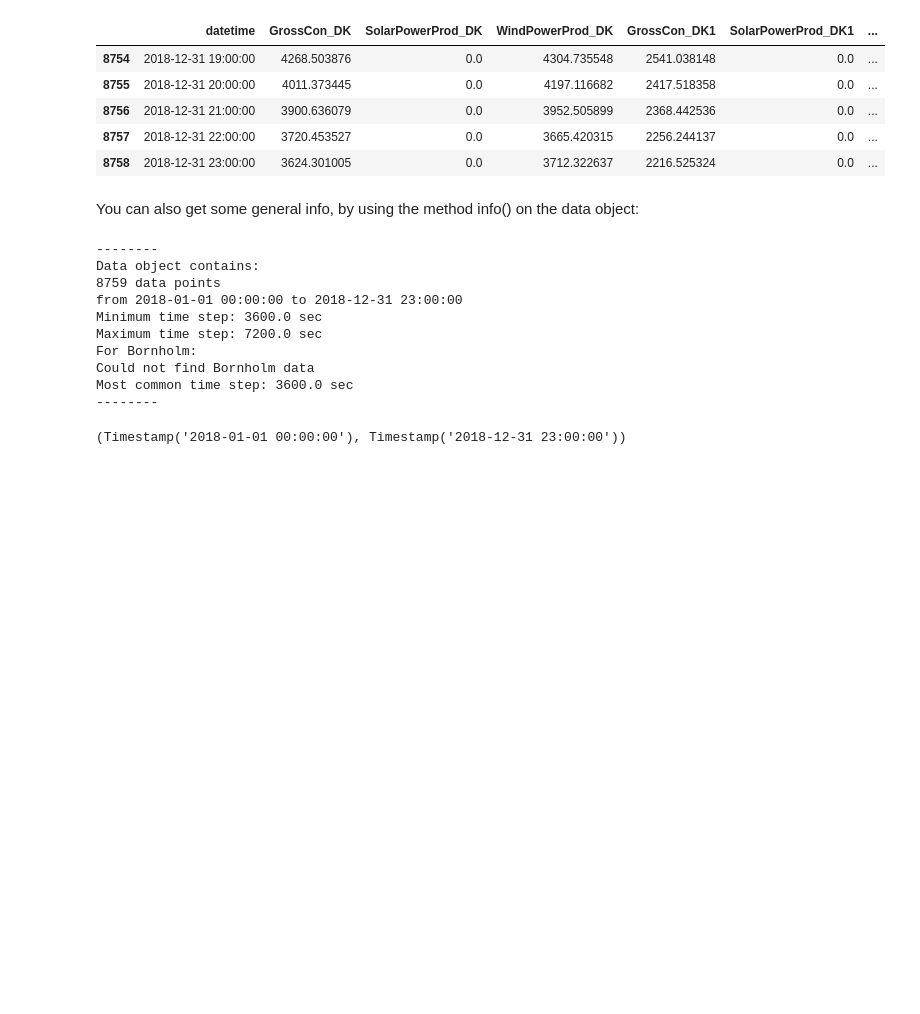
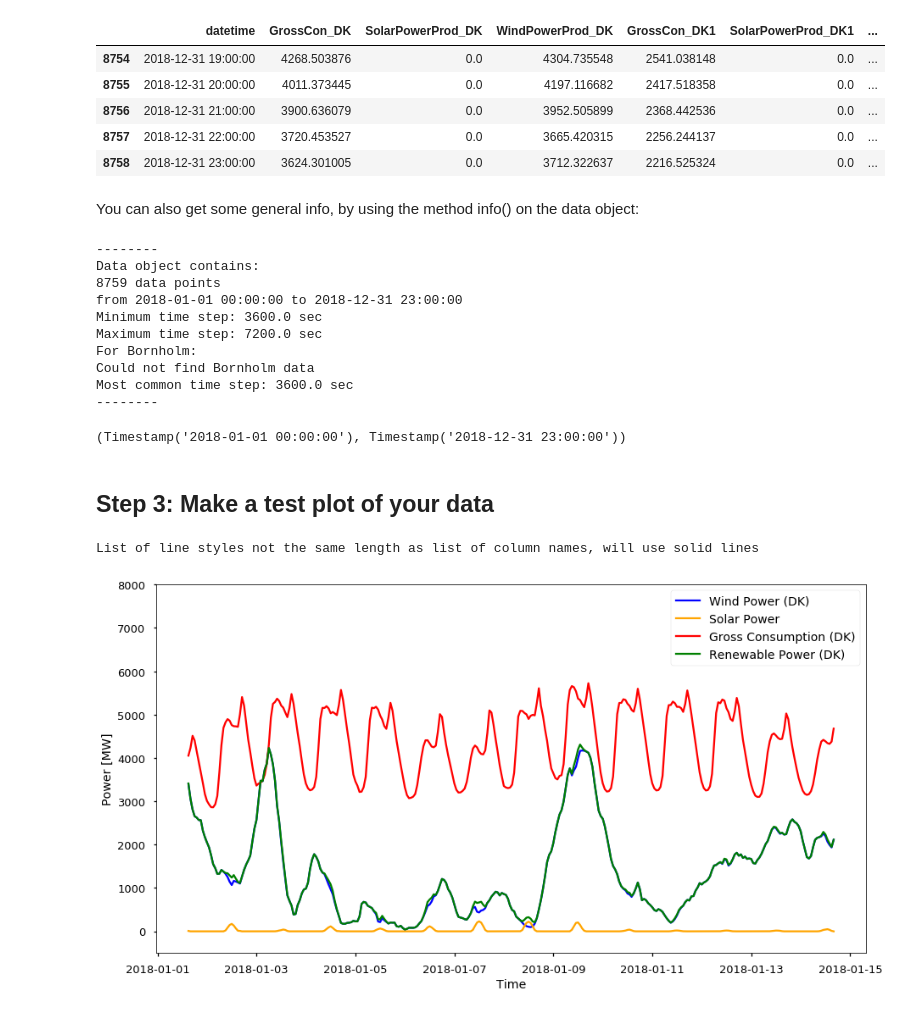
Before and after one commit to kpolsen/FANFARE, a Jupyter notebook: Tutorial 0 - Creating a new dataset.ipynb, the cells around one changed output. Drawn from its saved outputs; the diff is of its cells as text; code cells hidden in the pictures; blank space fills up the shorter version.

```diff
--- a/Tutorial 0 - Creating a new dataset.ipynb
+++ b/Tutorial 0 - Creating a new dataset.ipynb
@@ -86,3 +86,15 @@ Could not find Bornholm data
 Most common time step: 3600.0 sec
 --------
 (Timestamp('2018-01-01 00:00:00'), Timestamp('2018-12-31 23:00:00'))
+# %% [markdown]
+## Step 3: Make a test plot of your data
+# %%
+time_cut = ['2018-01-01 14:00:00','2018-01-14 17:00:00']
+data_ob.PlotTimeSeries(col_names=['WindPowerProd_DK','SolarPowerProd_DK','GrossCon_DK','RenPower_DK'],\
+                colors=['b','orange','r','g'],
+                labels=['Wind Power (DK)','Solar Power','Gross Consumption (DK)','Renewable Power (DK)'],\
+                legend=True,ylab='Power [MW]',time_cut=time_cut,ylim=[-500,8000],\
+                fig_name='timeseries')
+# %% [output]
+List of line styles not the same length as list of column names, will use solid lines
+[figure, added]
```
Also changed, not shown: parts of 2 cells of this notebook, 23 other files.
